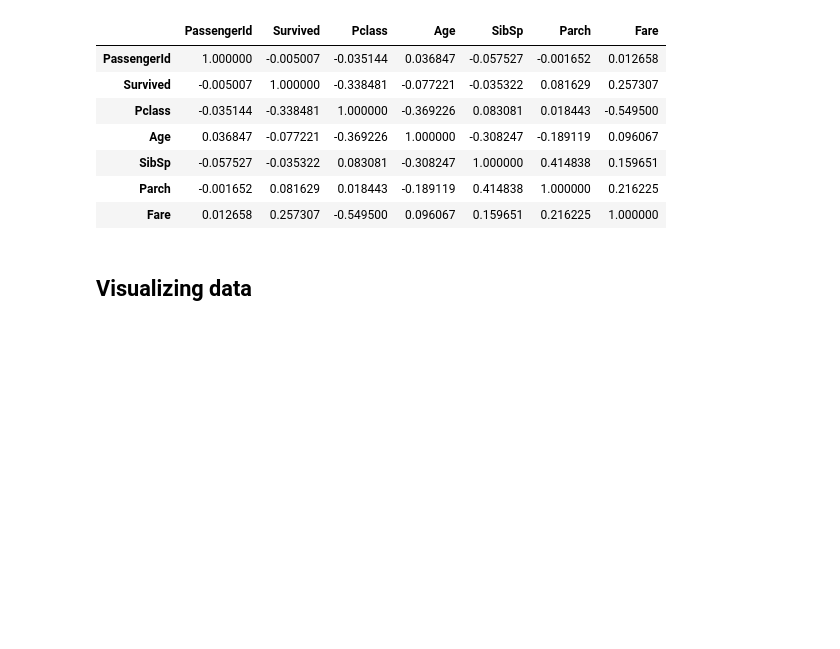
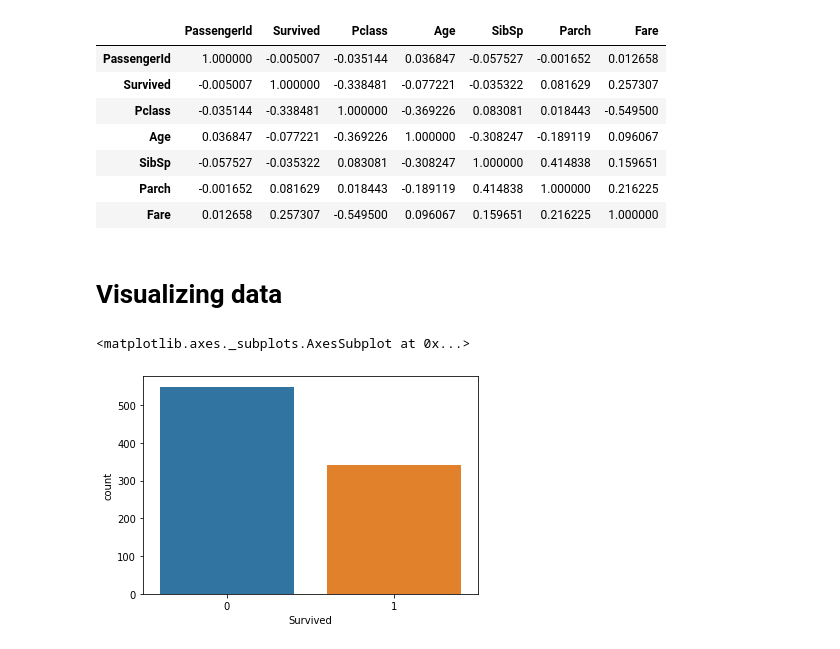
Before and after one commit to AbhishekPrakash5/Titanic, a Jupyter notebook: Titanic-EDA.ipynb, the cells around one changed output. Saved outputs shown, nothing was run; the diff lists cells and outputs as text; code cells hidden in the pictures; blank space fills up the shorter version.

Commit message:
EDA and Data Wrangling

```diff
--- a/Titanic-EDA.ipynb
+++ b/Titanic-EDA.ipynb
@@ -177,4 +191,9 @@ df_train.corr()
 | Parch | -0.001652 | 0.081629 | 0.018443 | -0.189119 | 0.414838 | 1.000000 | 0.216225 |
 | Fare | 0.012658 | 0.257307 | -0.549500 | 0.096067 | 0.159651 | 0.216225 | 1.000000 |
 # %% [markdown]
-## Visualizing data
+# Visualizing data
+# %%
+sns.countplot(df_train['Survived'])
+# %% [output]
+<matplotlib.axes._subplots.AxesSubplot at 0x...>
+[figure, added]
```
Also changed, not shown: parts of 35 cells of this notebook.
